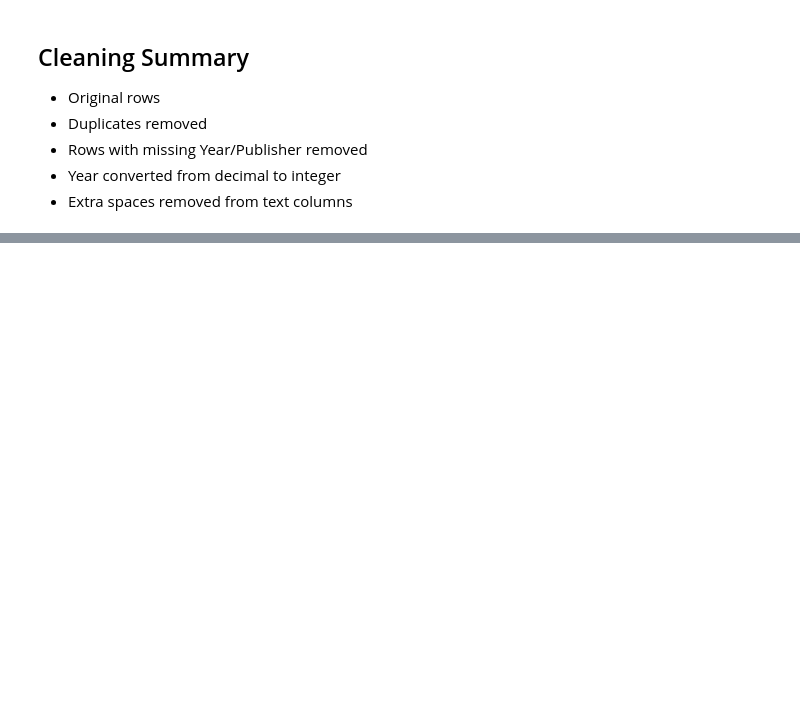
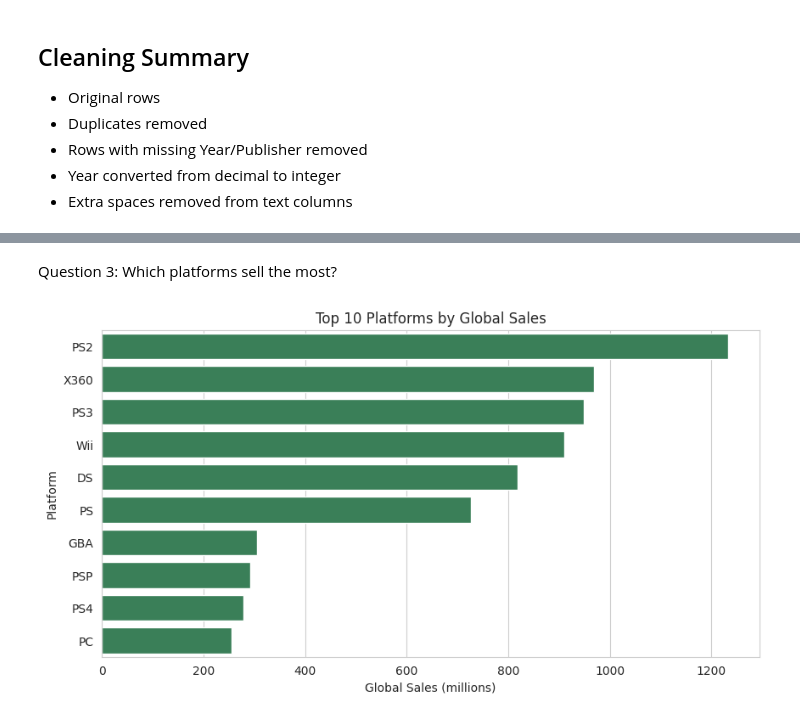
Before and after one commit to Amary754/gaming-analysis, a Jupyter notebook: analysis.ipynb, the cells around one changed output, grey strips where cells are left out. Saved outputs shown, nothing was run; the diff lists cells and outputs as text; code cells hidden in the pictures; blank space fills up the shorter version.

```diff
--- a/analysis.ipynb
+++ b/analysis.ipynb
@@ -83,0 +139,15 @@ df_clean.to_csv("vgsales_clean.csv", index=False)
+# %% [markdown]
+Question 3: Which platforms sell the most?
+# %%
+platform_sales = (df_clean.groupby("Platform")["Global_Sales"]
+                  .sum()
+                  .sort_values(ascending=False)
+                  .head(10))
+
+plt.figure(figsize=(10, 5))
+sns.barplot(x=platform_sales.values, y=platform_sales.index, color="seagreen")
+plt.title("Top 10 Platforms by Global Sales")
+plt.xlabel("Global Sales (millions)")
+plt.show()
+# %% [output]
+[figure, added]
```
Also changed, not shown: parts of 14 cells of this notebook.
